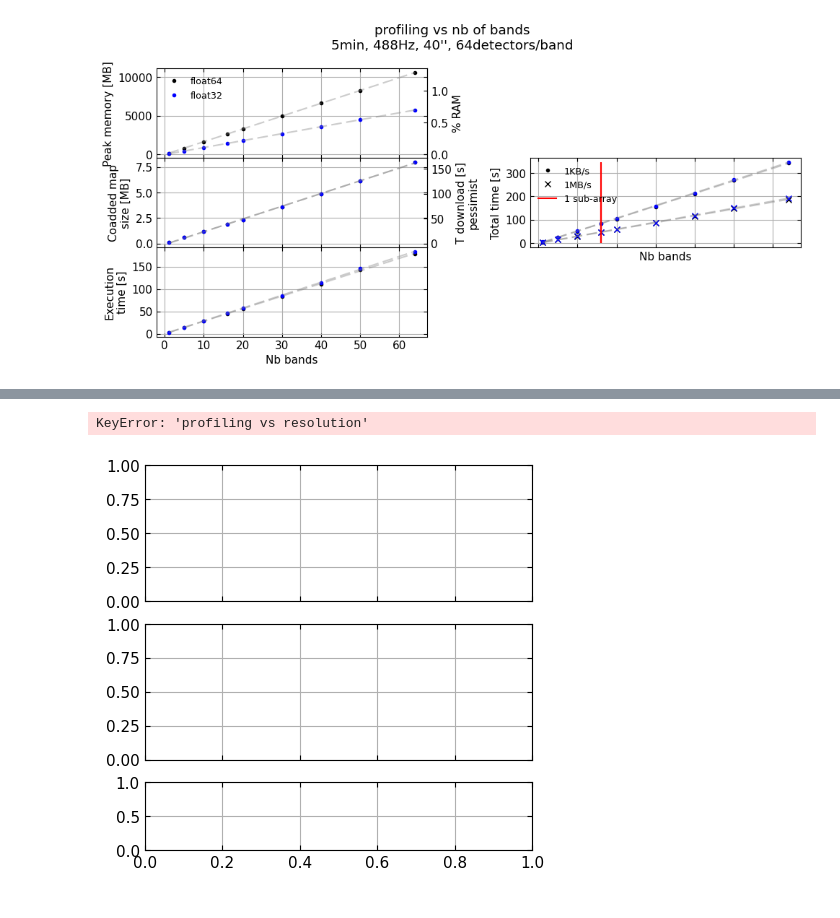
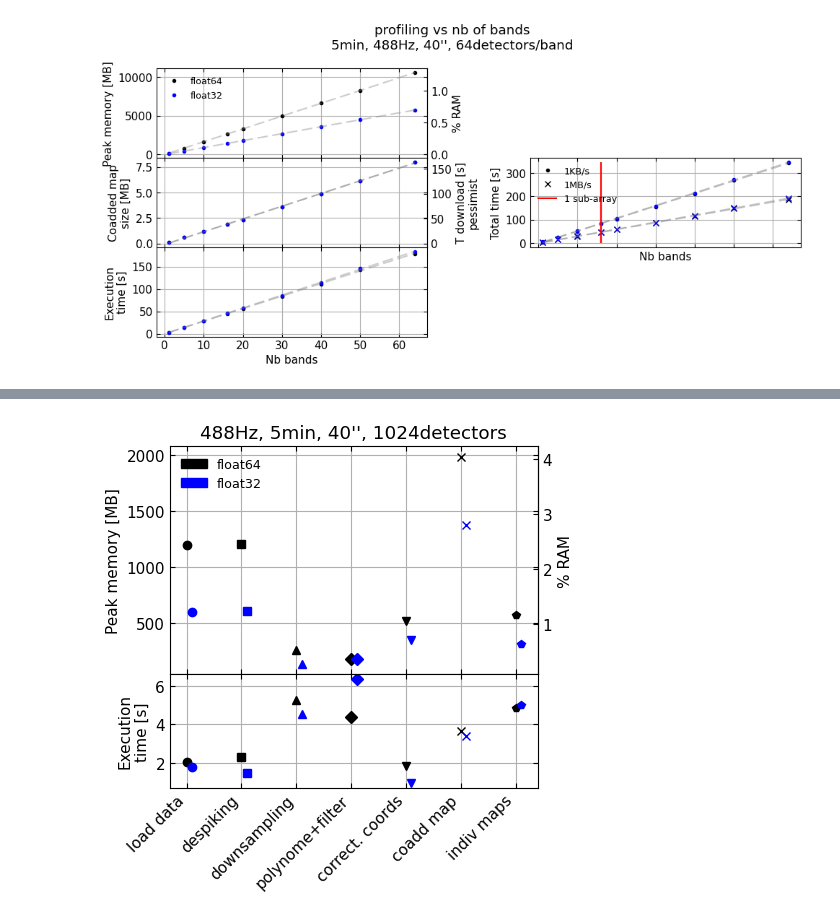
Before and after one commit to tim-balloon/TIM_analysis, a Jupyter notebook: namap/profiling.ipynb, the cells around one changed output, grey strips where cells are left out. Cells and saved outputs as stored; diff of their text form; code cells hidden in the pictures.

```diff
--- a/namap/profiling.ipynb
+++ b/namap/profiling.ipynb
@@ -200,8 +203,8 @@ fig.subplots_adjust(hspace=0)
 [figure]
 # %%
 fig, axs = plt.subplots(3,2,figsize=(10,5), sharex=True,)
-axm, axb, axt, axT = axs[0,0], axs[1,0], axs[2,0],axs[1,1]
-axs[2,1].axis('off')
+axm, axb, axt, axT = axs[0,0], axs[1,0], axs[2,0],axs[2,1]
+axs[1,1].axis('off')
 axs[0,1].axis('off')
 
 key = 'profiling vs nb bands'
@@ -272,6 +275,8 @@ axm.set_ylabel('Peak memory [MB]')
 axt.set_ylabel('Execution\ntime [s]')
 fig.suptitle("profiling vs nb of bands\n5min, 488Hz, 40'', 64detectors/band")
 axt.set_xlabel("Nb bands")
+axT.set_xlabel("Nb bands")
+
 axb.set_ylabel('Coadded map\nsize [MB]')
 
 axT.set_ylabel('Total time [s]')
@@ -647,7 +652,7 @@ for telemetry, colort, label in zip((0.048828125, 1), ('r','b'), ('1KB/s','1MB/s
     cbar.set_label('$\\rm T_{tot}$ [min]')
     '''
     # --- Add constant Ttot lines
-    levels = np.asarray((15,30,45,60,75,90))/60  # 6 contour levels
+    levels = np.asarray((30,45,60,75,90))/60  # 6 contour levels
     CS = ax.contour(Ttot, levels=levels, colors=colort, linewidths=1.0,
                     extent=[x.min(), x.max(), y.min(), y.max()])
     ax.clabel(CS, inline=True, fmt=lambda v: "$\\rm T^{indiv}_{tot}$="+f"{v*60:.0f}s", fontsize=7, colors=colort)
@@ -839,0 +888,3 @@ for telemetry, colort, label_telemetry in zip((0.048828125, 1), ('r','b'), ('1KB
+# %%
+file_perfs = 'fits_and_hdf5/namap_perf_profiling_tods.p'
+perfs = pickle.load( open(file_perfs, 'rb'))
@@ -840,35 +1225,39 @@ for telemetry, colort, label_telemetry in zip((0.048828125, 1), ('r','b'), ('1KB
 # %%
-fig, (axm, axb, axt) = plt.subplots(3,figsize=(5,5), sharex=True,gridspec_kw={'height_ratios': [2, 2, 1]})
-key = 'profiling vs resolution'
-key2 = "resolution ['']"
+dictfile = 'fits_and_hdf5/namap_perf_profiling_fcts.p'
 
-for precision, color in zip(('float64', 'float32'),('k','b','r')):
-    axm.plot(perfs[key][key2], perfs[key][precision]['peak memory [MB]'], f'.{color}')
-    axb.plot(perfs[key][key2], perfs[key][precision]['output size [MB]'], f'.{color}', label= precision)
-    axt.plot(perfs[key][key2], perfs[key][precision]['time [s]'], f'.{color}')
+perfs = pickle.load( open(dictfile, 'rb'))
 
+fig, (axm, axt) = plt.subplots(2,figsize=(5,5), sharex=True,gridspec_kw={'height_ratios': [2,  1]})
+key = 'profiling fcts'
+fcts_list = ('loaddata','despiking','zoom_sync',  'polynome_fft_filter','correct_coords','map_making_coadd', 'map_making_indiv')
+fcts_list_name = ('load data','despiking','downsampling', 'polynome+filter','correct. coords','coadd map','indiv maps') #'downsizing', 'signal.resample','sigmal.resample_poly',
+
+patchs = []
+for ip, (precision, color) in enumerate(zip(('float64', 'float32'),('k','b','r'))):
+    patch = mpatches.Patch(color=color, label= precision); patchs.append(patch);
+
+    for fi, (fct, m) in enumerate(zip(fcts_list,('o', 's', '^', 'D', 'v', 'x', 'p', 'H','*'))):
+
+        #if(color=='b'): patch = mlines.Line2D([], [], color='k', linestyle='None',marker=m,  label=fct); patchs.append(patch)
+        axm.plot((fi+1+0.1*ip), perfs[key][precision][fct]['peak memory [MB]'], color=f'{color}', marker = m)
+        axt.plot((fi+1+0.1*ip), perfs[key][precision][fct]['time [s]'], color=f'{color}', marker = m)
 
 def f_to_z(x): return x/49152*100
 secax = axm.secondary_yaxis("right", functions=(f_to_z,f_to_z))
 secax.set_ylabel(f'% RAM')
 
-
-def f_to_z(x): return x/0.048828125
-secax = axb.secondary_yaxis("right", functions=(f_to_z,f_to_z))
-secax.set_ylabel(f'T download [s]\npessimist')
-
-
 ymin, ymax = axm.get_ylim()
-axb.legend()
+axm.legend(handles=patchs)
 #axm.set_yticks(np.arange(int(0), int(ymax)+10, 150))
 axm.set_ylabel('Peak memory [MB]')
 axt.set_ylabel('Execution\ntime [s]')
-axm.set_title('3min, 488Hz, 64 detectors')
-axt.set_xlabel("Resolution ['']")
-axb.set_ylabel('Coadded map\nsize [MB]')
+axm.set_title("488Hz, 5min, 40'', 1024detectors")
+
+axt.set_xticks(range(1, len(fcts_list)+1))
+axt.set_xticklabels(fcts_list_name, rotation=45, ha='right')
+
 
 fig.tight_layout()
 fig.subplots_adjust(hspace=0)
 # %% [output]
-KeyError: 'profiling vs resolution'
-[figure, old version]
+[figure, new version]
```
Also changed, not shown: parts of 18 cells of this notebook, 3 other files.
